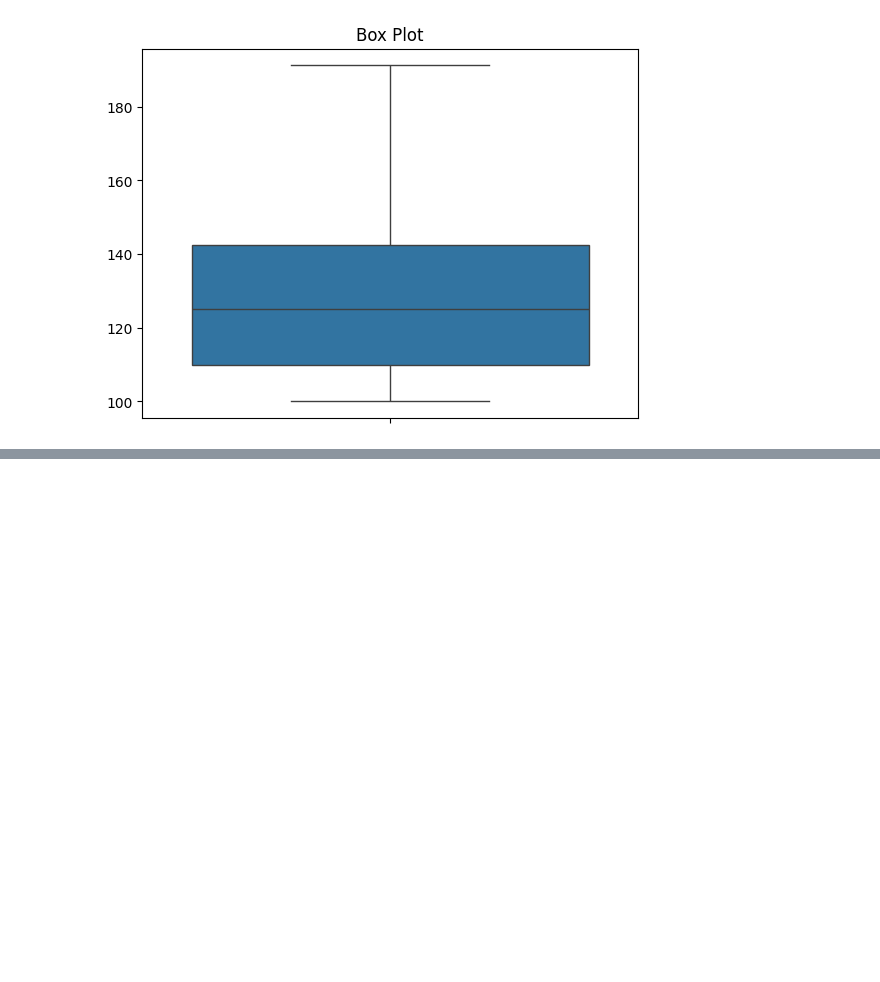
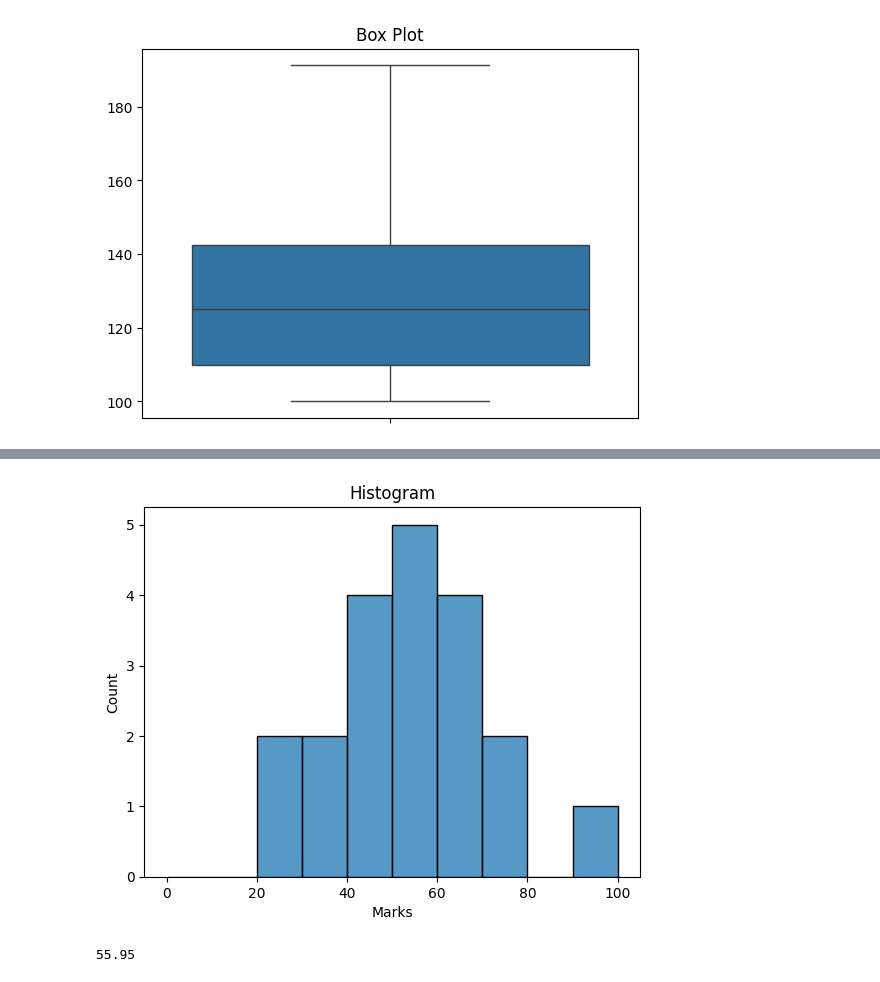
Before and after one commit to pritkudale/ML-for-Teachers, a Jupyter notebook: Statistics/Statistics.ipynb, the cells around one changed output, grey strips where cells are left out. Cells and saved outputs as stored; diff of their text form; code cells hidden in the pictures; blank space fills up the shorter version.

```diff
--- a/Statistics/Statistics.ipynb
+++ b/Statistics/Statistics.ipynb
@@ -163,0 +202,11 @@ plt.show()
+# %%
+sns.histplot(df['Marks'],bins=[0,10,20,30,40,50,60,70,80,90,100])
+plt.title('Histogram')
+plt.show()
+# %% [output]
+[figure, added]
+# %%
+mu=df['Marks'].mean()
+print(mu)
+# %% [output]
+55.95
```
Also changed, not shown: parts of 14 cells of this notebook.
